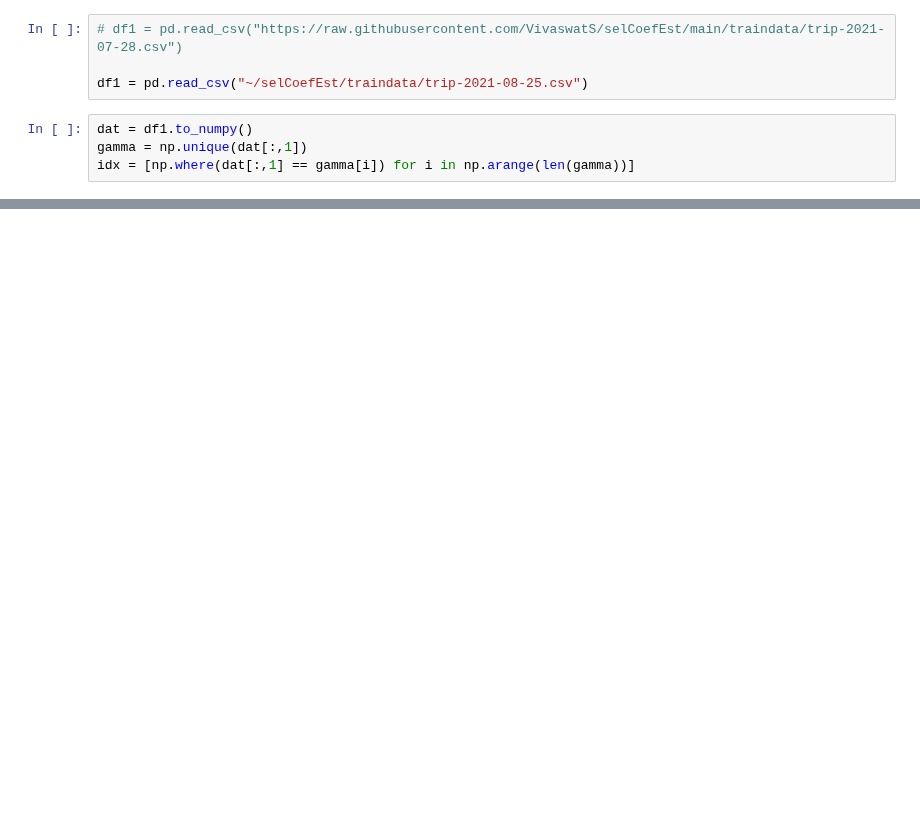
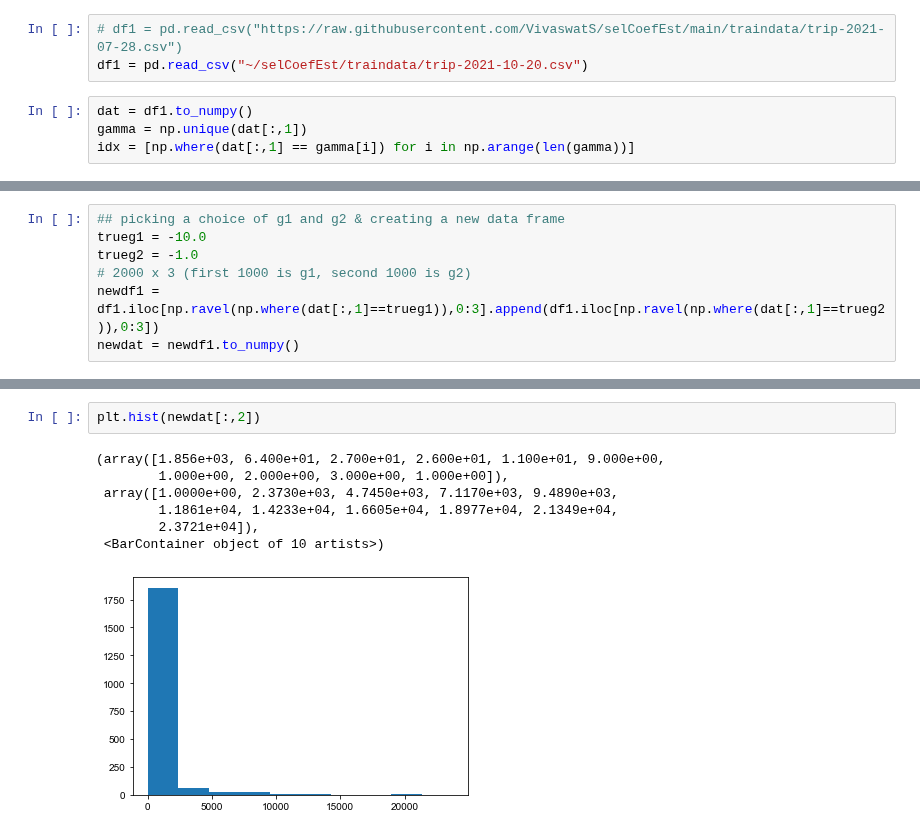
Before and after one commit to VivaswatS/selCoefEst, a Jupyter notebook: working_selCoefEst.ipynb, the cells around one changed output, grey strips where cells are left out. Saved outputs shown, nothing was run; the diff lists cells and outputs as text; blank space fills up the shorter version.

```diff
--- a/working_selCoefEst.ipynb
+++ b/working_selCoefEst.ipynb
@@ -22,8 +25,7 @@ plt.rcParams["font.family"] = "Arial"
 plt.rcParams["font.sans-serif"] = "Arial"
 # %%
 # df1 = pd.read_csv("https://raw.githubusercontent.com/VivaswatS/selCoefEst/main/traindata/trip-2021-07-28.csv")
-
-df1 = pd.read_csv("~/selCoefEst/traindata/trip-2021-08-25.csv")
+df1 = pd.read_csv("~/selCoefEst/traindata/trip-2021-10-20.csv")
 # %%
 dat = df1.to_numpy()
 gamma = np.unique(dat[:,1])
@@ -344,0 +59,7 @@ plt.hist(preds_mean_vae/np.sum(preds_mean_vae))
+# %%
+## picking a choice of g1 and g2 & creating a new data frame
+trueg1 = -10.0
+trueg2 = -1.0
+# 2000 x 3 (first 1000 is g1, second 1000 is g2)
+newdf1 = df1.iloc[np.ravel(np.where(dat[:,1]==trueg1)),0:3].append(df1.iloc[np.ravel(np.where(dat[:,1]==trueg2)),0:3])
+newdat = newdf1.to_numpy()
@@ -344,0 +100,10 @@ plt.hist(preds_mean_vae/np.sum(preds_mean_vae))
+# %%
+plt.hist(newdat[:,2])
+# %% [output]
+(array([1.856e+03, 6.400e+01, 2.700e+01, 2.600e+01, 1.100e+01, 9.000e+00,
+        1.000e+00, 2.000e+00, 3.000e+00, 1.000e+00]),
+ array([1.0000e+00, 2.3730e+03, 4.7450e+03, 7.1170e+03, 9.4890e+03,
+        1.1861e+04, 1.4233e+04, 1.6605e+04, 1.8977e+04, 2.1349e+04,
+        2.3721e+04]),
+ <BarContainer object of 10 artists>)
+[figure, added]
```
Also changed, not shown: parts of 67 cells of this notebook.
